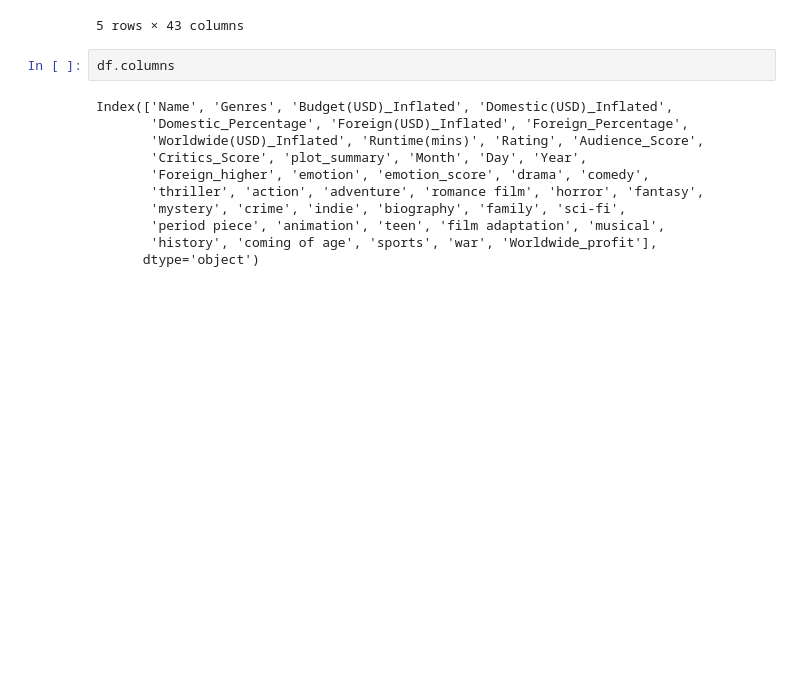
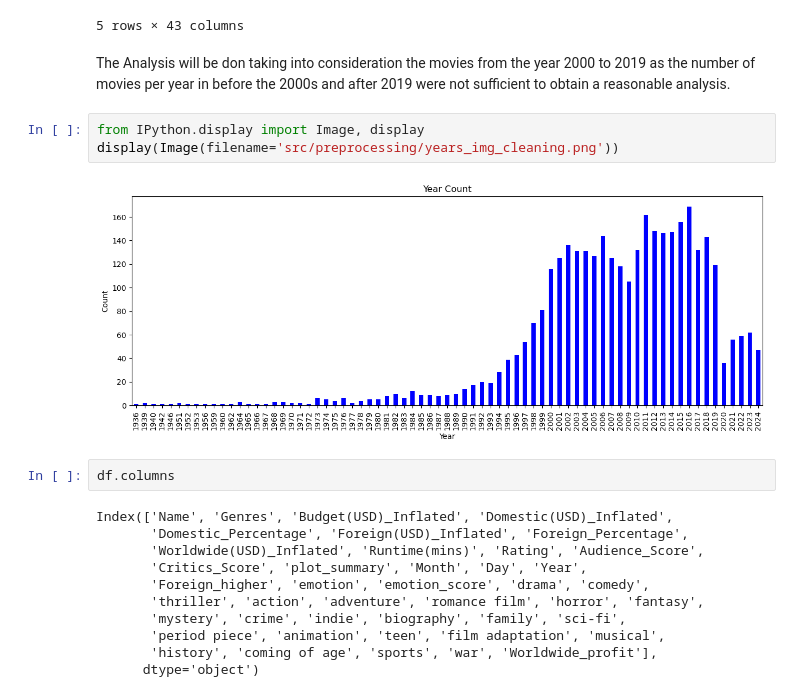
Before and after one commit to epfl-ada/ada-2024-project-thelordsofdata, a Jupyter notebook: final_results.ipynb, the cells around one changed output. Cells and saved outputs as stored; diff of their text form; blank space fills up the shorter version.

```diff
--- a/final_results.ipynb
+++ b/final_results.ipynb
@@ -41,6 +41,13 @@ df.head()
 | 3 | 12 strong | drama, action, history, war | 3.979050e+07 | 5.209113e+07 | 0.644274 | ... |
 | 4 | 12 years a slave | drama, biography, history | 2.539260e+07 | 7.195247e+07 | 0.301875 | ... |
 5 rows × 43 columns
+# %% [markdown]
+The Analysis will be don taking into consideration the movies from the year 2000 to 2019 as the number of movies per year in before the 2000s and after 2019 were not sufficient to obtain a  reasonable analysis.
+# %%
+from IPython.display import Image, display
+display(Image(filename='src/preprocessing/years_img_cleaning.png'))
+# %% [output]
+[figure, added]
 # %%
 df.columns
 # %% [output]
```
Also changed, not shown: parts of 3 cells of this notebook, 1 other file.
